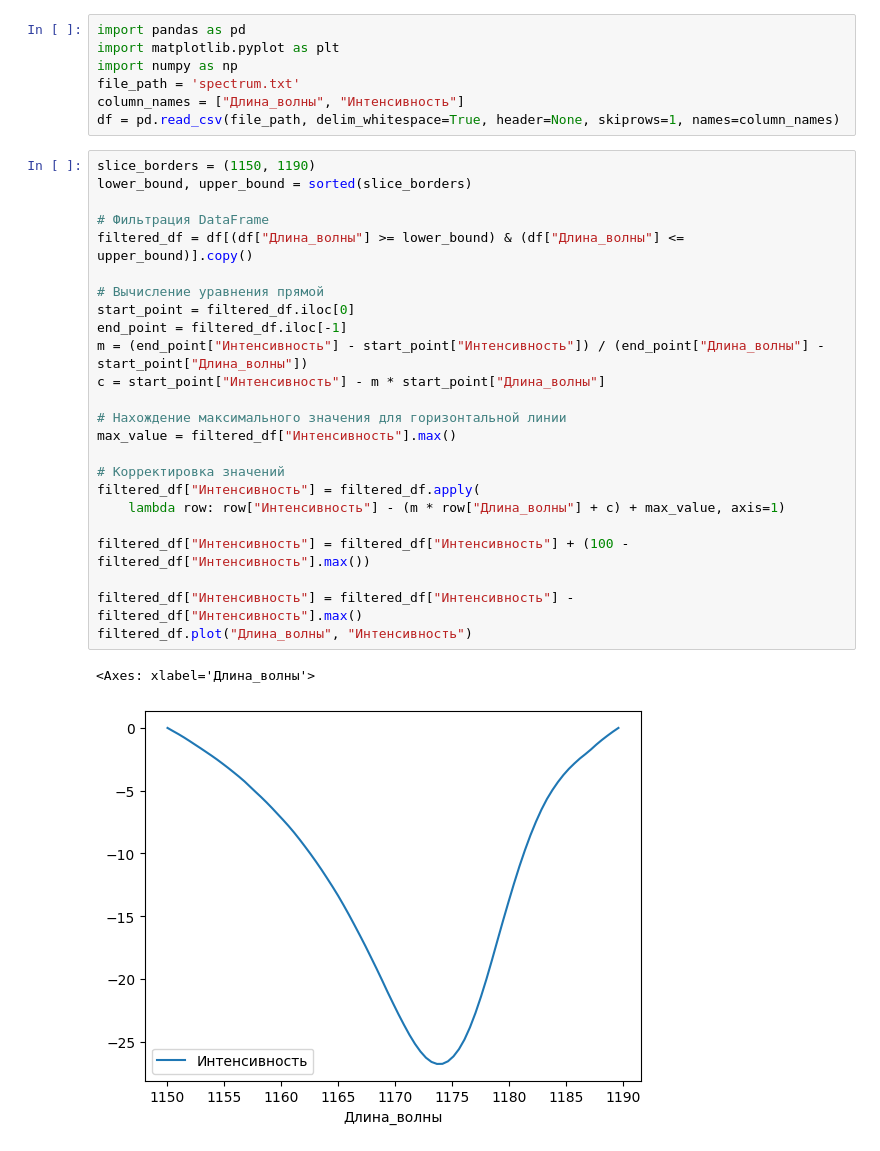
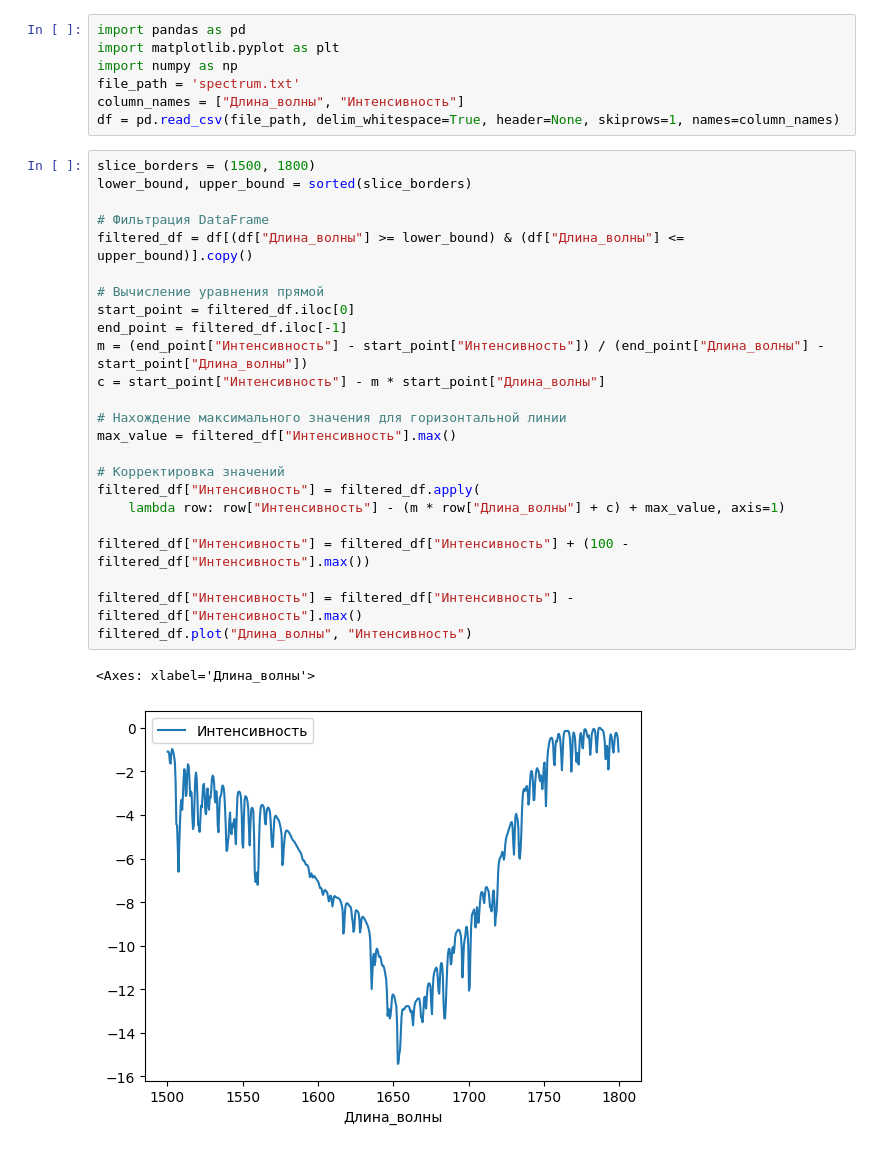
Before and after one commit to kdavjd/infrared_spectrum_app, a Jupyter notebook: uter.ipynb, the cells around one changed output. Cells and saved outputs as stored; diff of their text form.

```diff
--- a/uter.ipynb
+++ b/uter.ipynb
@@ -6,29 +6,29 @@ file_path = 'spectrum.txt'
 column_names = ["Длина_волны", "Интенсивность"]
 df = pd.read_csv(file_path, delim_whitespace=True, header=None, skiprows=1, names=column_names)
 # %%
-slice_borders = (1150, 1190)
+slice_borders = (1500, 1800)
 lower_bound, upper_bound = sorted(slice_borders)
 
 # Фильтрация DataFrame
 filtered_df = df[(df["Длина_волны"] >= lower_bound) & (df["Длина_волны"] <= upper_bound)].copy()
 
 # Вычисление уравнения прямой
 start_point = filtered_df.iloc[0]
 end_point = filtered_df.iloc[-1]
 m = (end_point["Интенсивность"] - start_point["Интенсивность"]) / (end_point["Длина_волны"] - start_point["Длина_волны"])
 c = start_point["Интенсивность"] - m * start_point["Длина_волны"]
 
 # Нахождение максимального значения для горизонтальной линии
 max_value = filtered_df["Интенсивность"].max()
 
 # Корректировка значений
 filtered_df["Интенсивность"] = filtered_df.apply(
     lambda row: row["Интенсивность"] - (m * row["Длина_волны"] + c) + max_value, axis=1)
 
 filtered_df["Интенсивность"] = filtered_df["Интенсивность"] + (100 - filtered_df["Интенсивность"].max())
 
 filtered_df["Интенсивность"] = filtered_df["Интенсивность"] - filtered_df["Интенсивность"].max()
 filtered_df.plot("Длина_волны", "Интенсивность")
 # %% [output]
 <Axes: xlabel='Длина_волны'>
-[figure, old version]
+[figure, new version]
```
Also changed, not shown: parts of 8 cells of this notebook, 4 other files.
